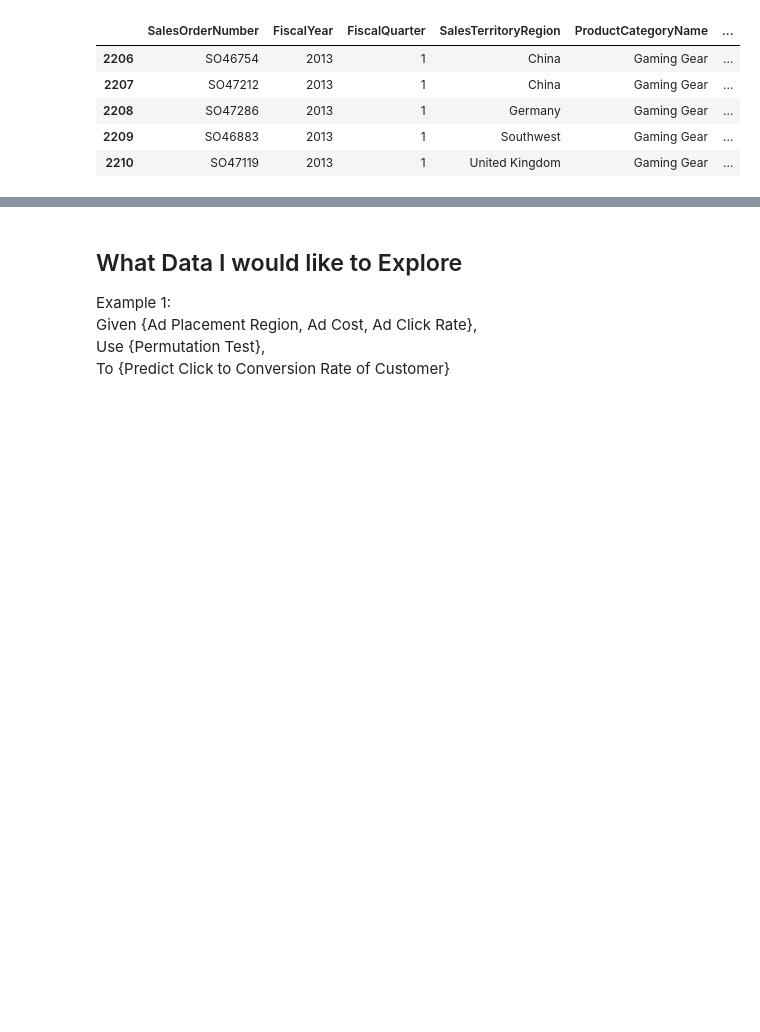
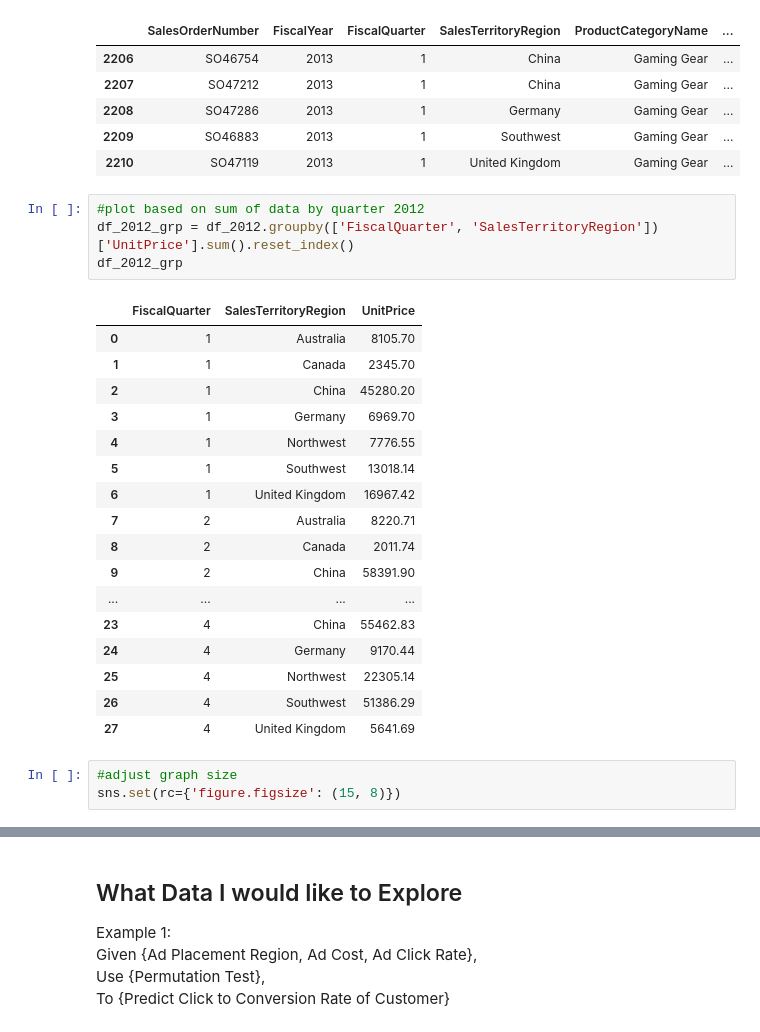
Before and after one commit to dominic-sangcap/ProjectHub, a Jupyter notebook: JupyterNotebooks/Corsair_Assessment/corsair_analysis.ipynb, the cells around one changed output, grey strips where cells are left out. Saved outputs shown, nothing was run; the diff lists cells and outputs as text; blank space fills up the shorter version.

```diff
--- a/JupyterNotebooks/Corsair_Assessment/corsair_analysis.ipynb
+++ b/JupyterNotebooks/Corsair_Assessment/corsair_analysis.ipynb
@@ -240,3 +247,28 @@ df_2013.head()
 | 2208 | SO47286 | 2013 | 1 | Germany | Gaming Gear | ... |
 | 2209 | SO46883 | 2013 | 1 | Southwest | Gaming Gear | ... |
 | 2210 | SO47119 | 2013 | 1 | United Kingdom | Gaming Gear | ... |
+# %%
+#plot based on sum of data by quarter 2012
+df_2012_grp = df_2012.groupby(['FiscalQuarter', 'SalesTerritoryRegion'])['UnitPrice'].sum().reset_index()
+df_2012_grp
+# %% [output]
+|  | FiscalQuarter | SalesTerritoryRegion | UnitPrice |
+| 0 | 1 | Australia | 8105.70 |
+| 1 | 1 | Canada | 2345.70 |
+| 2 | 1 | China | 45280.20 |
+| 3 | 1 | Germany | 6969.70 |
+| 4 | 1 | Northwest | 7776.55 |
+| 5 | 1 | Southwest | 13018.14 |
+| 6 | 1 | United Kingdom | 16967.42 |
+| 7 | 2 | Australia | 8220.71 |
+| 8 | 2 | Canada | 2011.74 |
+| 9 | 2 | China | 58391.90 |
+| ... | ... | ... | ... |
+| 23 | 4 | China | 55462.83 |
+| 24 | 4 | Germany | 9170.44 |
+| 25 | 4 | Northwest | 22305.14 |
+| 26 | 4 | Southwest | 51386.29 |
+| 27 | 4 | United Kingdom | 5641.69 |
+# %%
+#adjust graph size
+sns.set(rc={'figure.figsize': (15, 8)})
```
Also changed, not shown: parts of 5 cells of this notebook.
